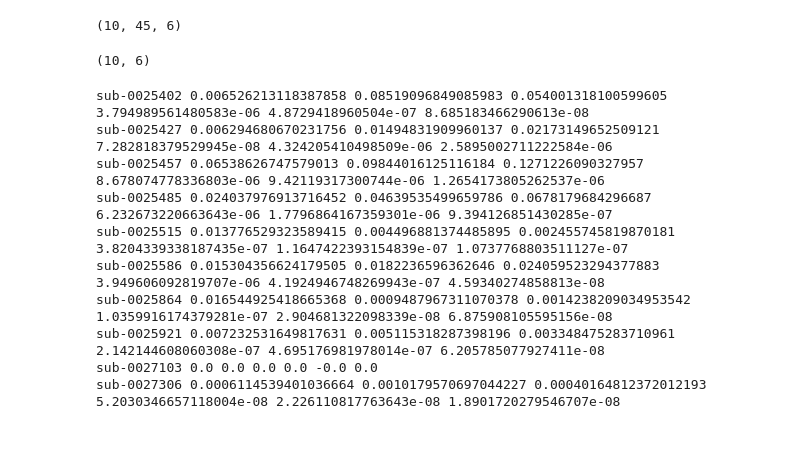
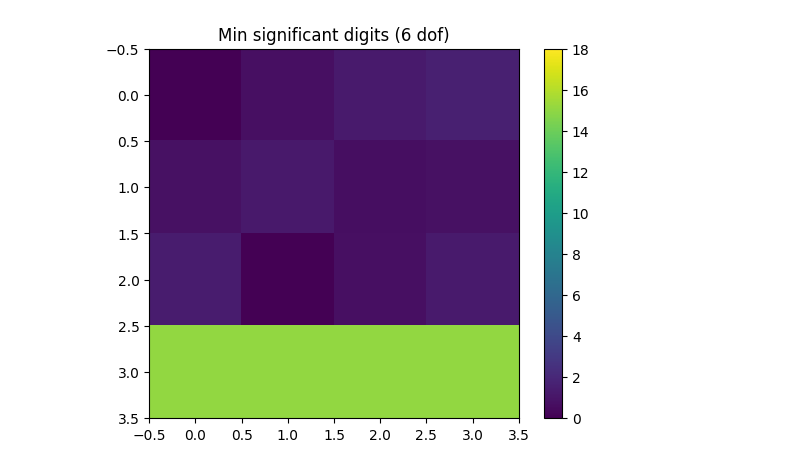
Before and after one commit to InesGP/fuzzy-linreg, a Jupyter notebook: transformation_params_mca.ipynb, the cells around one changed output. Saved outputs shown, nothing was run; the diff lists cells and outputs as text; code cells hidden in the pictures; blank space fills up the shorter version.

```diff
--- a/transformation_params_mca.ipynb
+++ b/transformation_params_mca.ipynb
@@ -2,6 +4,11 @@
 import glob
 import os
 
-subjects = [os.path.basename(x).split('.')[0] for x in glob.glob(os.path.join('results','mca','1','sub-*.mat'))]
-subjects
+dofs = 'anat-9dofs'
+
+subjects = [
+    os.path.basename(x).split(".")[0]
+    for x in glob.glob(os.path.join("results", dofs, "ieee", "sub-*.mat"))
+]
+len(subjects)
 # %% [output]
@@ -33,25 +41,20 @@ mats = np.array([
-# %%
-mats.shape
-# %% [output]
-(10, 45, 6)
-# %%
-np.max(mats, axis=1).shape
-# %% [output]
-(10, 6)
-# %%
-def deg2rad(x):
-    return x*np.pi/180
-
-for i, x in enumerate(np.max(mats, axis=1)):
-    print(f'{subjects[i]} {x[0]} {x[1]} {x[2]} {deg2rad(x[3])} {deg2rad(x[4])} {deg2rad(x[5])}')
-# %% [output]
-sub-0025402 0.006526213118387858 0.08519096849085983 0.054001318100599605 3.794989561480583e-06 4.8729418960504e-07 8.685183466290613e-08
-sub-0025427 0.006294680670231756 0.01494831909960137 0.02173149652509121 7.282818379529945e-08 4.324205410498509e-06 2.5895002711222584e-06
-sub-0025457 0.06538626747579013 0.09844016125116184 0.1271226090327957 8.678074778336803e-06 9.42119317300744e-06 1.2654173805262537e-06
-sub-0025485 0.024037976913716452 0.04639535499659786 0.0678179684296687 6.232673220663643e-06 1.7796864167359301e-06 9.394126851430285e-07
-sub-0025515 0.013776529323589415 0.004496881374485895 0.002455745819870181 3.8204339338187435e-07 1.1647422393154839e-07 1.0737768803511127e-07
-sub-0025586 0.015304356624179505 0.0182236596362646 0.024059523294377883 3.949606092819707e-06 4.1924946748269943e-07 4.59340274858813e-08
-sub-0025864 0.016544925418665368 0.0009487967311070378 0.0014238209034953542 1.0359916174379281e-07 2.904681322098339e-08 6.875908105595156e-08
-sub-0025921 0.007232531649817631 0.005115318287398196 0.003348475283710961 2.142144608060308e-07 4.695176981978014e-07 6.205785077927411e-08
-sub-0027103 0.0 0.0 0.0 0.0 -0.0 0.0
-sub-0027306 0.0006114539401036664 0.0010179570697044227 0.00040164812372012193 5.2030346657118004e-08 2.226110817763643e-08 1.8901720279546707e-08
+# %%
+sigbits6 = sd.significant_digits(matrices6, axis=0, reference=matrices6.mean(axis=0), basis=10)
+minsigbits6 = np.min(sigbits6, axis=0)
+
+sigbits9 = sd.significant_digits(matrices9, axis=0, reference=matrices9.mean(axis=0), basis=10)
+minsigbits9 = np.min(sigbits9, axis=0)
+
+sigbits12 = sd.significant_digits(matrices12, axis=0, reference=matrices12.mean(axis=0), basis=10)
+minsigbits12 = np.min(sigbits12, axis=0)
+# %%
+from matplotlib import pyplot as plt
+
+plt.imshow(minsigbits6, vmin=0, vmax=18)
+plt.title('Min significant digits (6 dof)')
+plt.colorbar()
+
+# plt.colorbar()
+plt.show()
+# %% [output]
+[figure, added]
```
Also changed, not shown: parts of 11 cells of this notebook.
